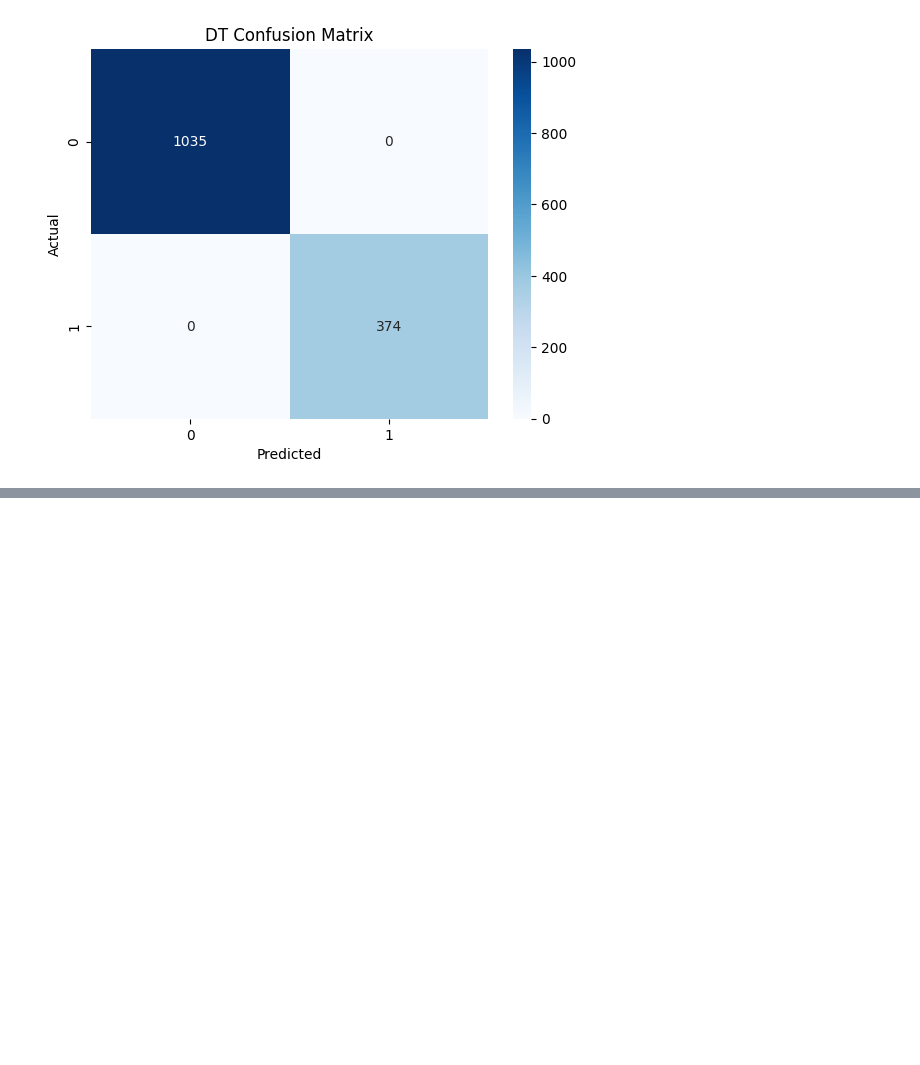
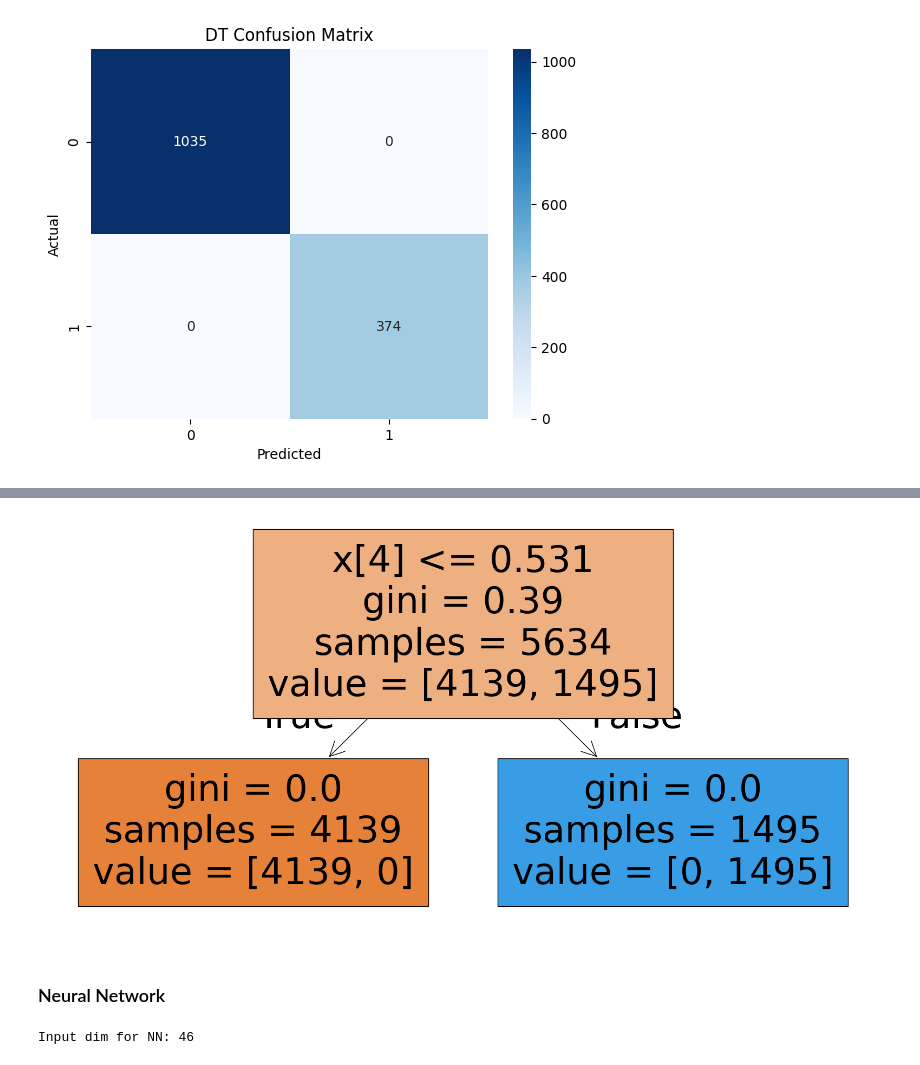
Before and after one commit to meleeshagamage/CourseWork_ML, a Jupyter notebook: ML_CW.ipynb, the cells around one changed output, grey strips where cells are left out. Saved outputs shown, nothing was run; the diff lists cells and outputs as text; code cells hidden in the pictures; blank space fills up the shorter version.

Commit message:
Neural Network

```diff
--- a/ML_CW.ipynb
+++ b/ML_CW.ipynb
@@ -303,0 +321,23 @@ plt.show()
+# %%
+plt.figure(figsize=(20,10))
+plot_tree(best_dt.named_steps['clf'], max_depth=3, filled=True)
+plt.show()
+# %% [output]
+[figure, added]
+# %% [markdown]
+### Neural Network
+# %%
+# Preprocess training data into arrays (fit preprocessor on full training set)
+X_train_processed = preprocessor.fit_transform(X_train)
+X_test_processed = preprocessor.transform(X_test)
+
+# Convert to numpy arrays
+X_train_np = X_train_processed.toarray() if hasattr(X_train_processed, 'toarray') else X_train_processed
+X_test_np = X_test_processed.toarray() if hasattr(X_test_processed, 'toarray') else X_test_processed
+y_train_np = y_train.values
+y_test_np = y_test.values
+
+input_dim = X_train_np.shape[1]
+print("Input dim for NN:", input_dim)
+# %% [output]
+Input dim for NN: 46
```
Also changed, not shown: parts of 5 cells of this notebook.
